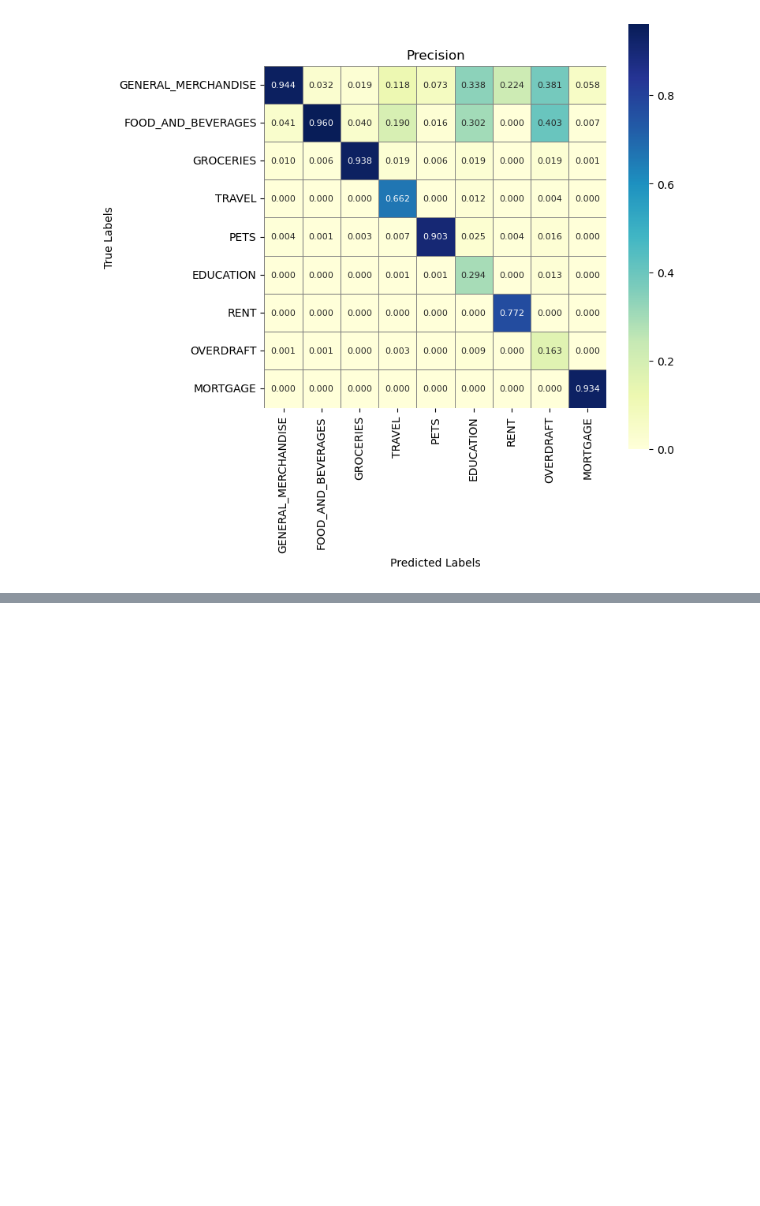
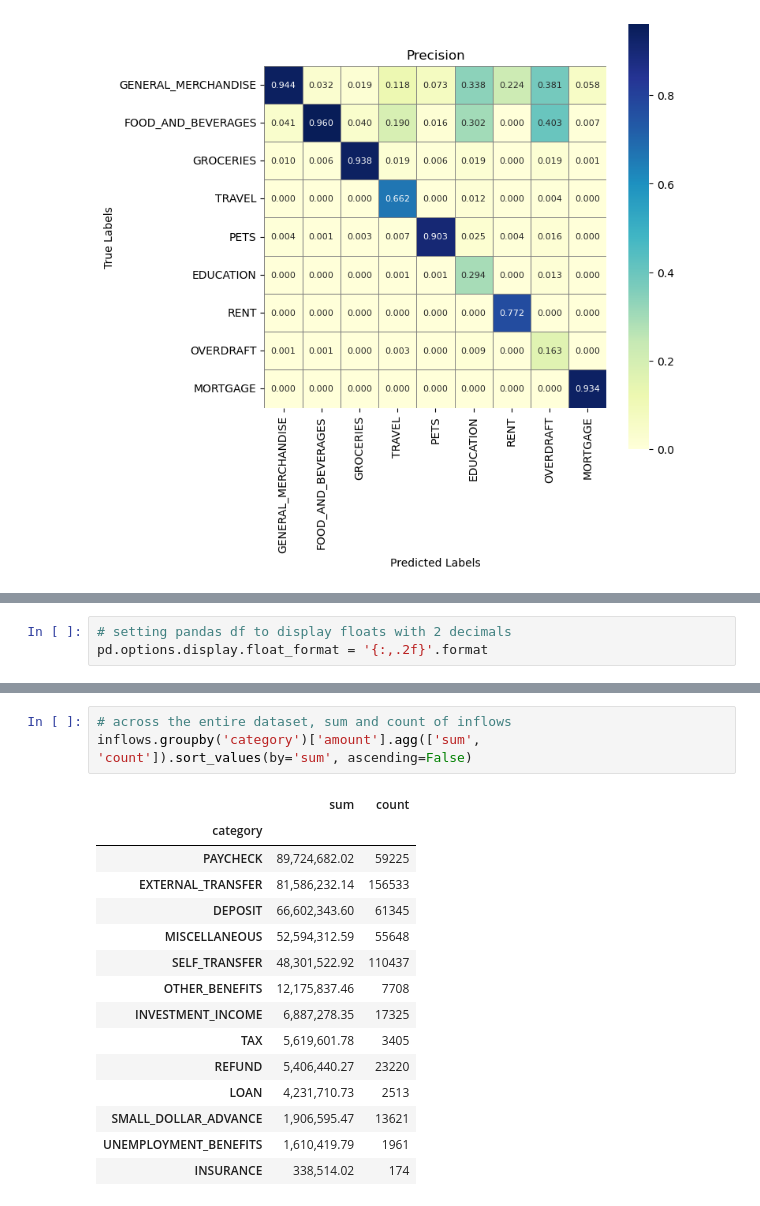
Before and after one commit to danielrmathew/prism-data-credit, a Jupyter notebook: src/drm_notebook.ipynb, the cells around one changed output, grey strips where cells are left out. Cells and saved outputs as stored; diff of their text form; blank space fills up the shorter version.

```diff
--- a/src/drm_notebook.ipynb
+++ b/src/drm_notebook.ipynb
@@ -812,0 +837,3 @@ def pipeline():
+# %%
+# setting pandas df to display floats with 2 decimals
+pd.options.display.float_format = '{:,.2f}'.format
@@ -812,0 +899,19 @@ def pipeline():
+# %%
+# across the entire dataset, sum and count of inflows
+inflows.groupby('category')['amount'].agg(['sum', 'count']).sort_values(by='sum', ascending=False)
+# %% [output]
+|  | sum | count |
+| category |  |  |
+| PAYCHECK | 89,724,682.02 | 59225 |
+| EXTERNAL_TRANSFER | 81,586,232.14 | 156533 |
+| DEPOSIT | 66,602,343.60 | 61345 |
+| MISCELLANEOUS | 52,594,312.59 | 55648 |
+| SELF_TRANSFER | 48,301,522.92 | 110437 |
+| OTHER_BENEFITS | 12,175,837.46 | 7708 |
+| INVESTMENT_INCOME | 6,887,278.35 | 17325 |
+| TAX | 5,619,601.78 | 3405 |
+| REFUND | 5,406,440.27 | 23220 |
+| LOAN | 4,231,710.73 | 2513 |
+| SMALL_DOLLAR_ADVANCE | 1,906,595.47 | 13621 |
+| UNEMPLOYMENT_BENEFITS | 1,610,419.79 | 1961 |
+| INSURANCE | 338,514.02 | 174 |
```
Also changed, not shown: parts of 33 cells of this notebook.
